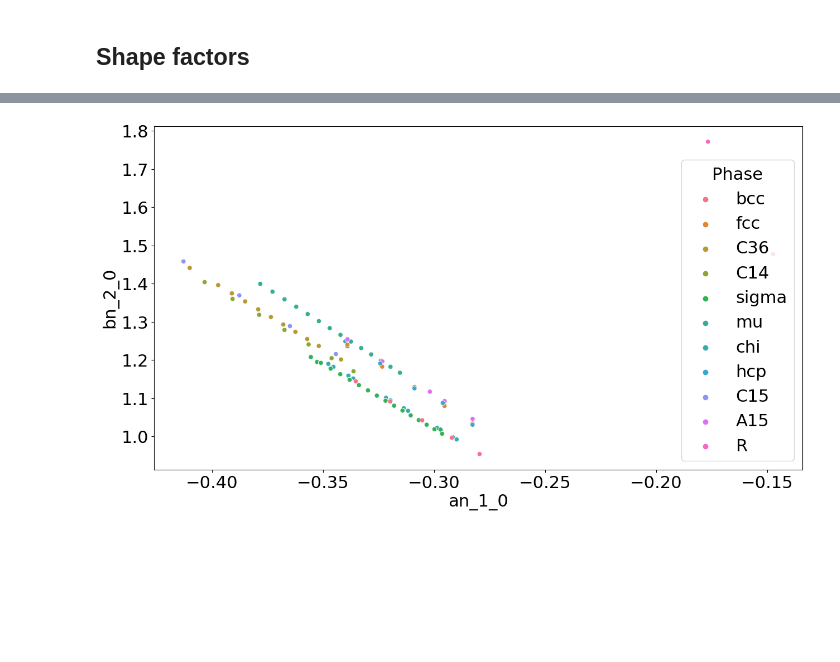
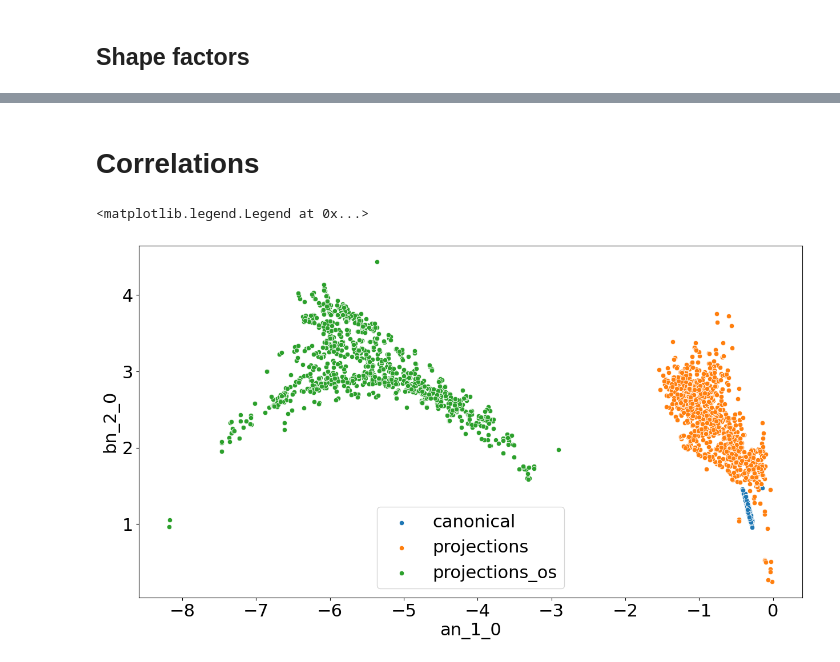
Before and after one commit to AIIMProject/MLFeMoTCPs, a Jupyter notebook: 05_ComputeBOPFeatures.ipynb, the cells around one changed output, grey strips where cells are left out. Cells and saved outputs as stored; diff of their text form; code cells hidden in the pictures; blank space fills up the shorter version.

```diff
--- a/05_ComputeBOPFeatures.ipynb
+++ b/05_ComputeBOPFeatures.ipynb
@@ -27,6 +28,7 @@ models = ['canonical','projections', 'projections_os']
 cutoff = 'table'
 atoms = 'initial'
 moments = 16
+retry = False
 # %%
 # only loop over the models
 atomspickle =  os.path.join(atomsobjectloc, f'{components}-POSCAR-{atoms}-rescaled-AtomsObjects.pkl')
@@ -131,18 +131,22 @@ CNList = pd.read_pickle(CNListLocation)
 # %%
 resultscnav = {}
 specialcolumns =['U_bind','U_bond_atom', 'U_bond_atom_list']
+remake = False
 for model, result in tqdm(results.items()):
-    columnstoexpand = result.columns.drop(specialcolumns)
-    df = gf.array_expansions(result, columnstoexpand)
-    ThisCoordination = CNList[result.index]
-    df = gf.featurize_dataframe(df, ThisCoordination)
-    shape_factors = gf.get_shape_factors(df)
-    df = pd.concat([result[specialcolumns[:-1]], df, shape_factors],  axis=1)
-    selector = VarianceThreshold()
-    selector.fit(df)
-    resultscnav[model] = df.loc[:, selector.get_support()]
     averaged_bop_file = os.path.join(descriptorlocation,'CNAV_'+os.path.basename(resultspickle[model]))
-    resultscnav[model].to_pickle(averaged_bop_file)
+    if os.path.exists(averaged_bop_file) and not remake:
+        resultscnav[model] = pd.read_pickle(averaged_bop_file)
+    else:
+        columnstoexpand = result.columns.drop(specialcolumns)
+        df = gf.array_expansions(result, columnstoexpand)
+        ThisCoordination = CNList[result.index]
+        df = gf.featurize_dataframe(df, ThisCoordination)
+        shape_factors = gf.get_shape_factors(df)
+        df = pd.concat([result[specialcolumns[:-1]], df, shape_factors],  axis=1)
+        selector = VarianceThreshold()
+        selector.fit(df)
+        resultscnav[model] = df.loc[:, selector.get_support()]
+        resultscnav[model].to_pickle(averaged_bop_file)
 # %%
 resultscnav['projections_os']
 # %% [output]
@@ -256,6 +292,12 @@ fig, ax = plotter.histoff_realfeatures(resultscnav['projections_os'],normedmomen
+# %% [markdown]
+# Correlations
 # %%
 BS = pd.read_pickle('Cr-Co-W/FullyCuratedParsedBriefSummary.pkl')
 # %%
-ax = sns.scatterplot(data = resultscnav['canonical'][resultscnav['canonical']['bn_2_0']<4], x = 'an_1_0', y ='bn_2_0', hue=BS.Phase)
+ax = sns.scatterplot(data = resultscnav['canonical'][resultscnav['canonical']['bn_2_0']<4], x = 'an_1_0', y ='bn_2_0')
+ax = sns.scatterplot(data = resultscnav['projections'][resultscnav['projections']['bn_2_0']<6], x = 'an_1_0', y ='bn_2_0', ax = ax)
+ax = sns.scatterplot(data = resultscnav['projections_os'][resultscnav['projections_os']['bn_2_0']<6], x = 'an_1_0', y ='bn_2_0', ax = ax)
+ax.legend(['canonical', 'projections', 'projections_os'])
 # %% [output]
+<matplotlib.legend.Legend at 0x...>
-[figure, old version]
+[figure, new version]
```
Also changed, not shown: parts of 40 cells of this notebook.
